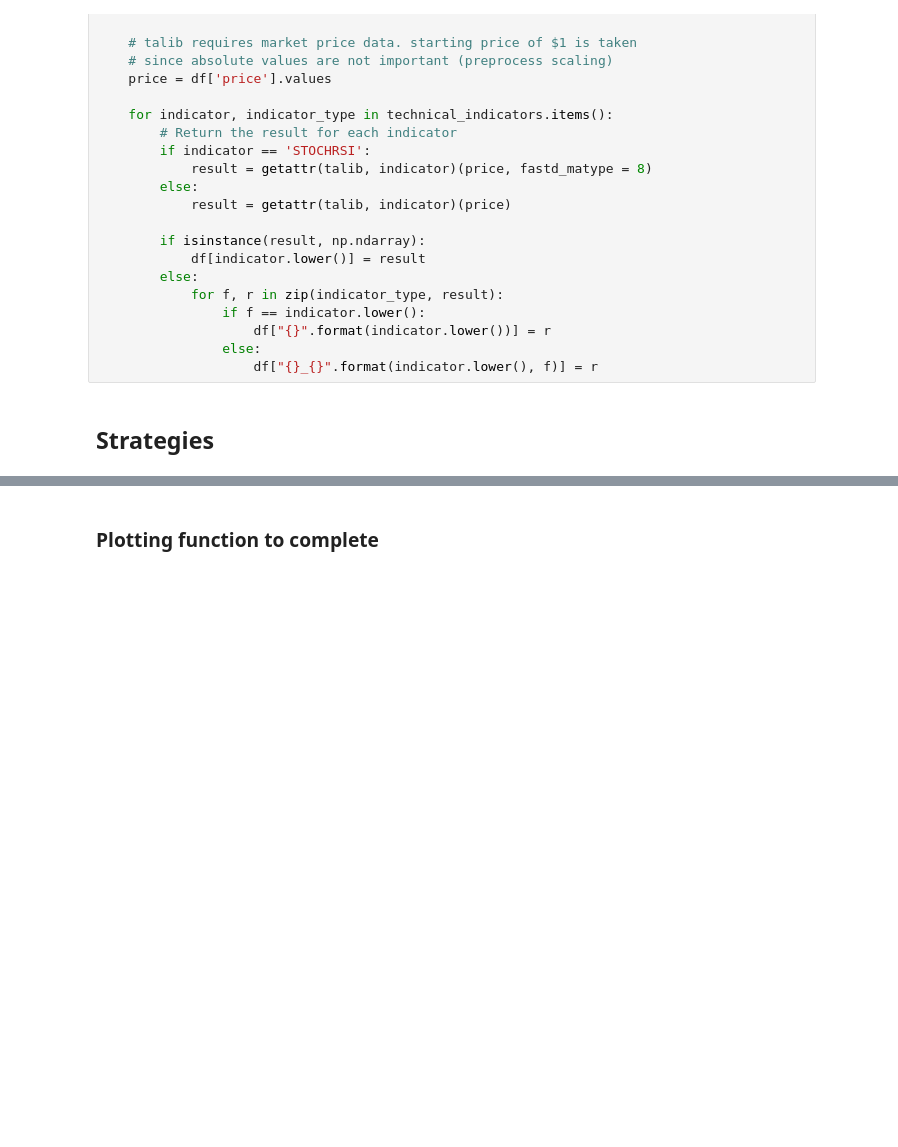
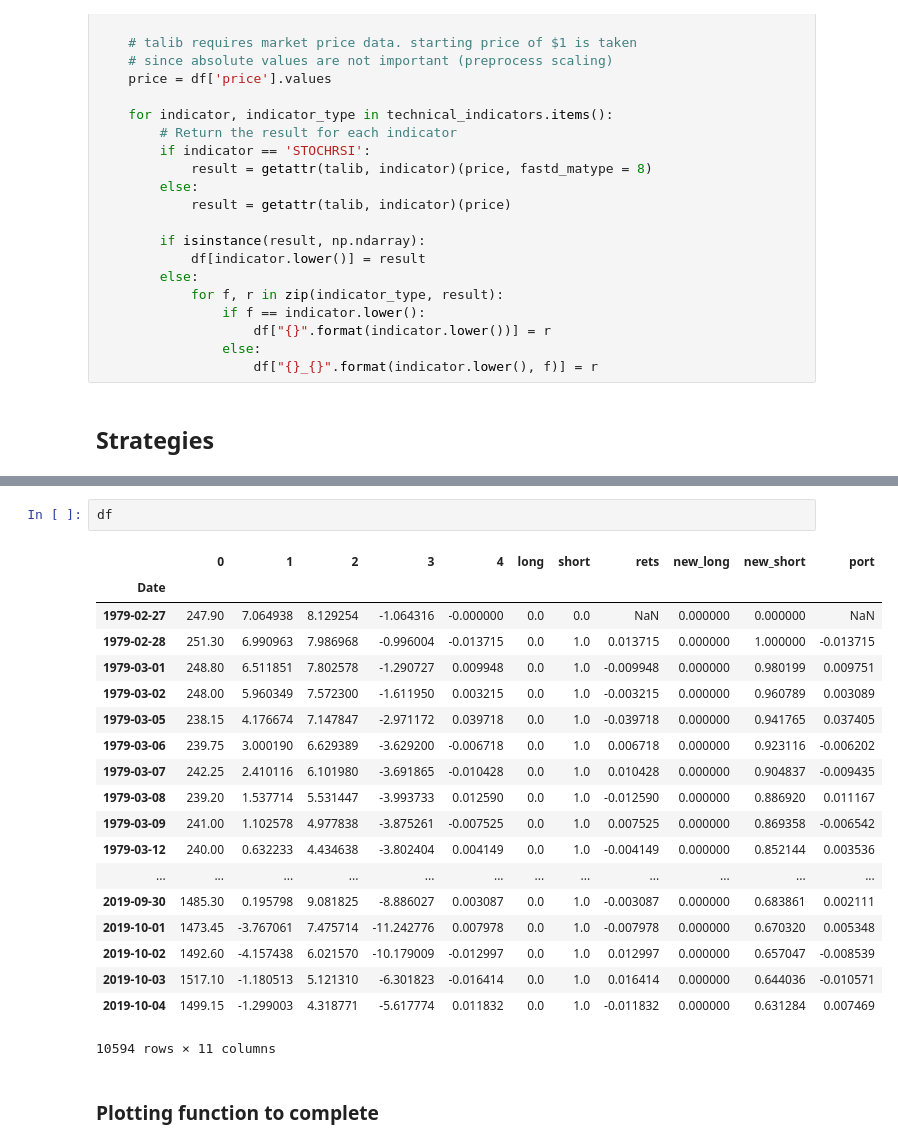
Before and after one commit to jbmoorhouse/gold_returns_predictor, a Jupyter notebook: analysis.ipynb, the cells around one changed output, grey strips where cells are left out. Drawn from its saved outputs; the diff is of its cells as text; blank space fills up the shorter version.

```diff
--- a/analysis.ipynb
+++ b/analysis.ipynb
@@ -261,3 +294,25 @@ class MacdStrategy(BaseStrategy):
+# %%
+df
+# %% [output]
+|  | 0 | 1 | 2 | 3 | 4 | long | short | rets | new_long | new_short | port |
+| Date |  |  |  |  |  |  |  |  |  |  |  |
+| 1979-02-27 | 247.90 | 7.064938 | 8.129254 | -1.064316 | -0.000000 | 0.0 | 0.0 | NaN | 0.000000 | 0.000000 | NaN |
+| 1979-02-28 | 251.30 | 6.990963 | 7.986968 | -0.996004 | -0.013715 | 0.0 | 1.0 | 0.013715 | 0.000000 | 1.000000 | -0.013715 |
+| 1979-03-01 | 248.80 | 6.511851 | 7.802578 | -1.290727 | 0.009948 | 0.0 | 1.0 | -0.009948 | 0.000000 | 0.980199 | 0.009751 |
+| 1979-03-02 | 248.00 | 5.960349 | 7.572300 | -1.611950 | 0.003215 | 0.0 | 1.0 | -0.003215 | 0.000000 | 0.960789 | 0.003089 |
+| 1979-03-05 | 238.15 | 4.176674 | 7.147847 | -2.971172 | 0.039718 | 0.0 | 1.0 | -0.039718 | 0.000000 | 0.941765 | 0.037405 |
+| 1979-03-06 | 239.75 | 3.000190 | 6.629389 | -3.629200 | -0.006718 | 0.0 | 1.0 | 0.006718 | 0.000000 | 0.923116 | -0.006202 |
+| 1979-03-07 | 242.25 | 2.410116 | 6.101980 | -3.691865 | -0.010428 | 0.0 | 1.0 | 0.010428 | 0.000000 | 0.904837 | -0.009435 |
+| 1979-03-08 | 239.20 | 1.537714 | 5.531447 | -3.993733 | 0.012590 | 0.0 | 1.0 | -0.012590 | 0.000000 | 0.886920 | 0.011167 |
+| 1979-03-09 | 241.00 | 1.102578 | 4.977838 | -3.875261 | -0.007525 | 0.0 | 1.0 | 0.007525 | 0.000000 | 0.869358 | -0.006542 |
+| 1979-03-12 | 240.00 | 0.632233 | 4.434638 | -3.802404 | 0.004149 | 0.0 | 1.0 | -0.004149 | 0.000000 | 0.852144 | 0.003536 |
+| ... | ... | ... | ... | ... | ... | ... | ... | ... | ... | ... | ... |
+| 2019-09-30 | 1485.30 | 0.195798 | 9.081825 | -8.886027 | 0.003087 | 0.0 | 1.0 | -0.003087 | 0.000000 | 0.683861 | 0.002111 |
+| 2019-10-01 | 1473.45 | -3.767061 | 7.475714 | -11.242776 | 0.007978 | 0.0 | 1.0 | -0.007978 | 0.000000 | 0.670320 | 0.005348 |
+| 2019-10-02 | 1492.60 | -4.157438 | 6.021570 | -10.179009 | -0.012997 | 0.0 | 1.0 | 0.012997 | 0.000000 | 0.657047 | -0.008539 |
+| 2019-10-03 | 1517.10 | -1.180513 | 5.121310 | -6.301823 | -0.016414 | 0.0 | 1.0 | 0.016414 | 0.000000 | 0.644036 | -0.010571 |
+| 2019-10-04 | 1499.15 | -1.299003 | 4.318771 | -5.617774 | 0.011832 | 0.0 | 1.0 | -0.011832 | 0.000000 | 0.631284 | 0.007469 |
+10594 rows × 11 columns
 # %% [markdown]
 ### Plotting function to complete
 # %%
```
Also changed, not shown: parts of 11 cells of this notebook, 1 other file.
